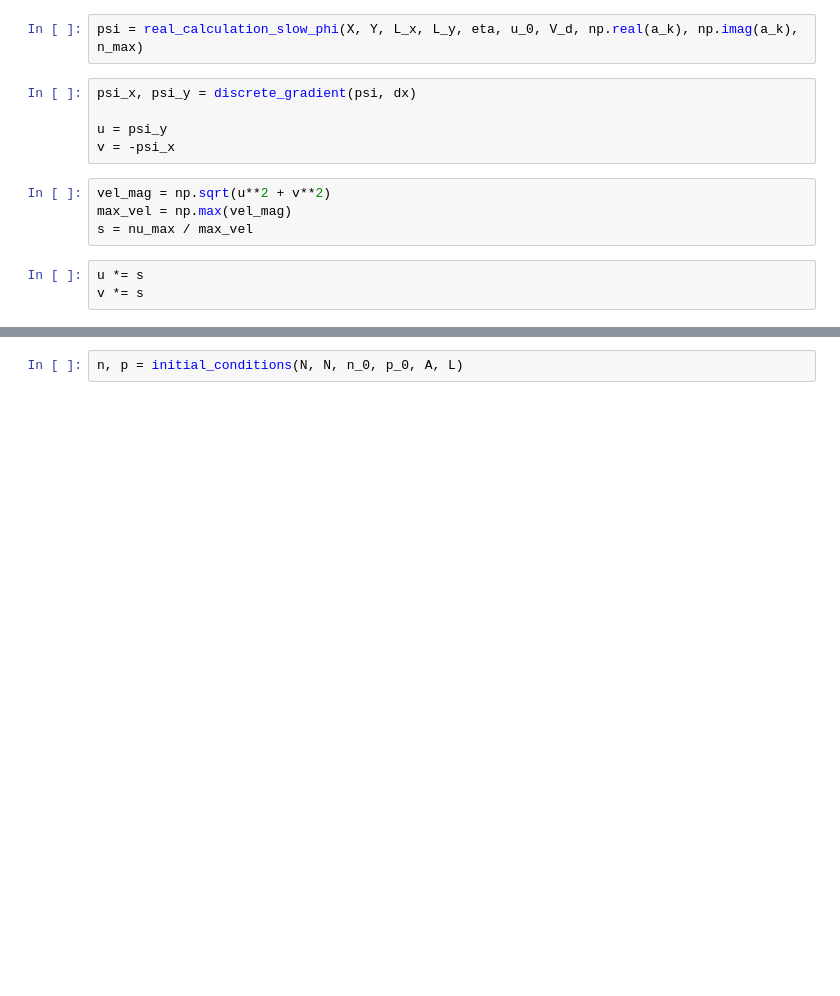
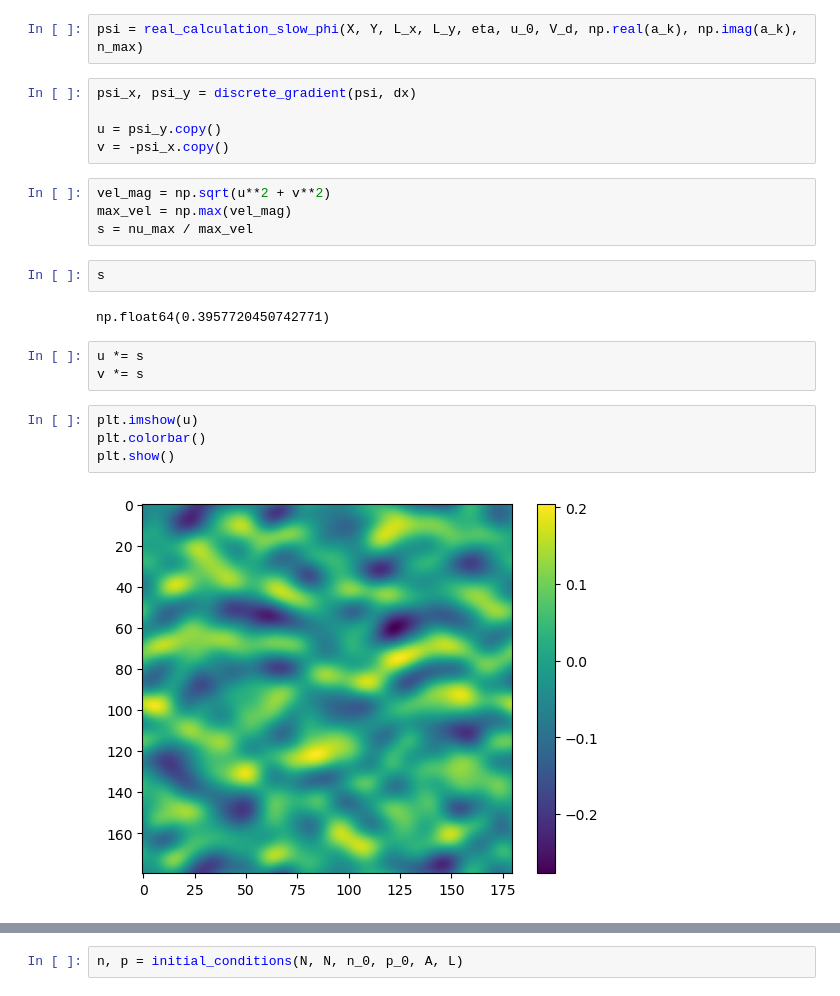
Before and after one commit to AlonsoFernandezVM/Pattern-formation-in-a-phytoplankton-population-based-on-stochastic-models-of-the-ocean-turbulence, a Jupyter notebook: notebooks/result_replication_radom_flow.ipynb, the cells around one changed output, grey strips where cells are left out. Saved outputs shown, nothing was run; the diff lists cells and outputs as text; blank space fills up the shorter version.

```diff
--- a/notebooks/result_replication_radom_flow.ipynb
+++ b/notebooks/result_replication_radom_flow.ipynb
@@ -226,12 +229,22 @@ psi = real_calculation_slow_phi(X, Y, L_x, L_y, eta, u_0, V_d, np.real(a_k), np.
 # %%
 psi_x, psi_y = discrete_gradient(psi, dx)
 
-u = psi_y
-v = -psi_x
+u = psi_y.copy()
+v = -psi_x.copy()
 # %%
 vel_mag = np.sqrt(u**2 + v**2)
 max_vel = np.max(vel_mag)
 s = nu_max / max_vel
+# %%
+s
+# %% [output]
+np.float64(0.3957720450742771)
 # %%
 u *= s
 v *= s
+# %%
+plt.imshow(u)
+plt.colorbar()
+plt.show()
+# %% [output]
+[figure, added]
```
Also changed, not shown: parts of 16 cells of this notebook.
